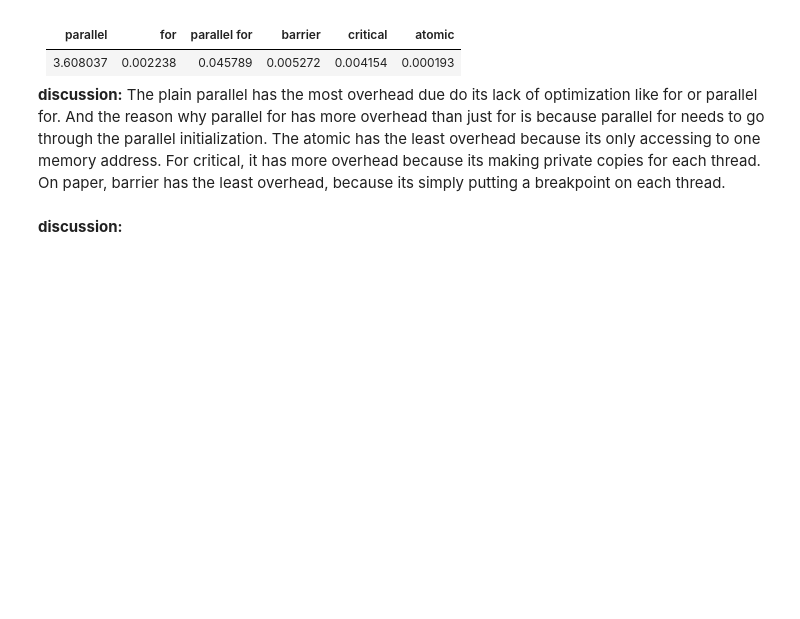
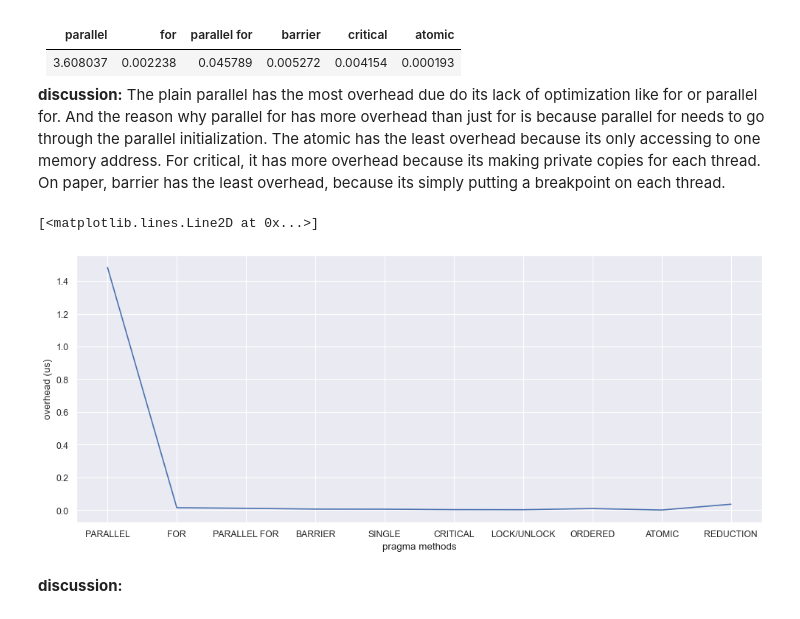
Before and after one commit to awwle6107/eecs569_assignment, a Jupyter notebook: hw2/hw02-submission-groupname.ipynb, the cells around one changed output. Drawn from its saved outputs; the diff is of its cells as text; code cells hidden in the pictures; blank space fills up the shorter version.

```diff
--- a/hw2/hw02-submission-groupname.ipynb
+++ b/hw2/hw02-submission-groupname.ipynb
@@ -60,6 +60,31 @@ Create a box-whiskers that compares the time distribution between critical, lock
 The plain parallel has the most overhead due do its lack of optimization like for or parallel for. And the reason why parallel for has more overhead than just for is because parallel for needs to go through the parallel initialization. The atomic has the least overhead because its only accessing to one memory address. For critical, it has more overhead because its making private copies for each thread. On paper, barrier has the least overhead, because its simply putting a breakpoint on each thread.
 # %%
 # plot the box-whiskers plot here
+from sys import api_version
+from unicodedata import name
+import matplotlib.pyplot as plt
+import seaborn as sns
+import numpy as np
+import pandas as pd
+from matplotlib.pyplot import figure
+
+figure(figsize=(15, 6), dpi=80)
+sns.set()
+
+#get random number generator from numpy
+rng = np.random.default_rng()
+syndf = pd.read_csv("syncbench.csv")
+syndf = syndf.set_index('name')
+
+names = [index for index in syndf.index]
+overhead_avgs = list(syndf[' overhead avg (us)'].values)
+
+plt.ylabel('overhead (us)')
+plt.xlabel("pragma methods")
+plt.plot(names, overhead_avgs)
+# %% [output]
+[<matplotlib.lines.Line2D at 0x...>]
+[figure, added]
 # %% [markdown]
 **discussion:**
 # %% [markdown]
```
Also changed, not shown: parts of 1 cell of this notebook, 9 other files.
